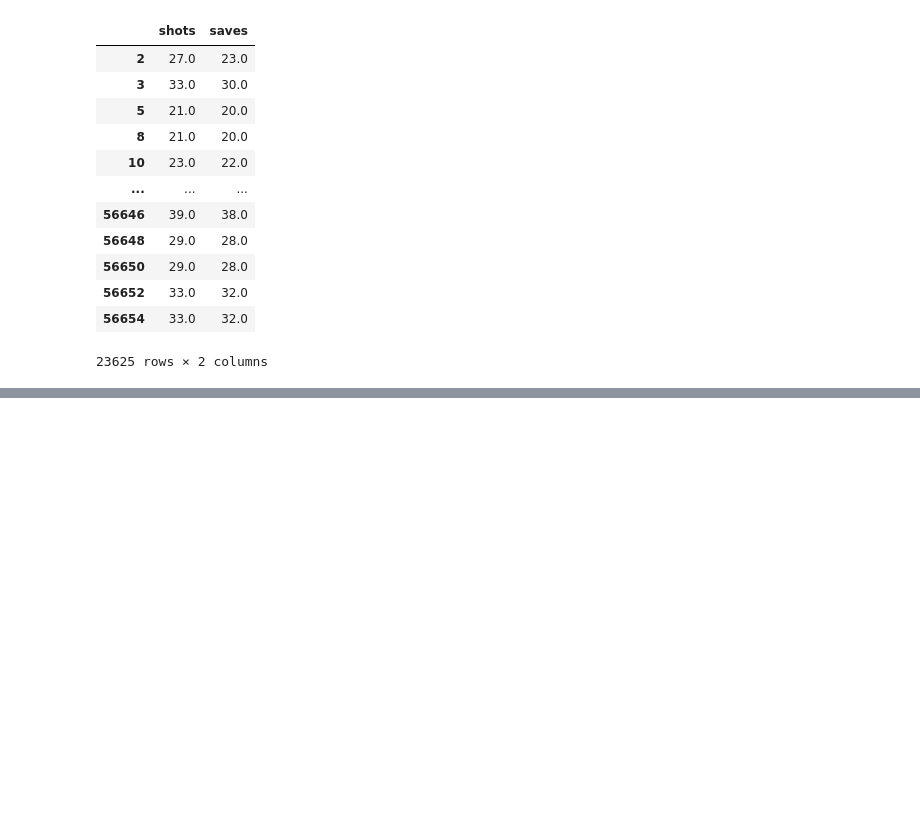
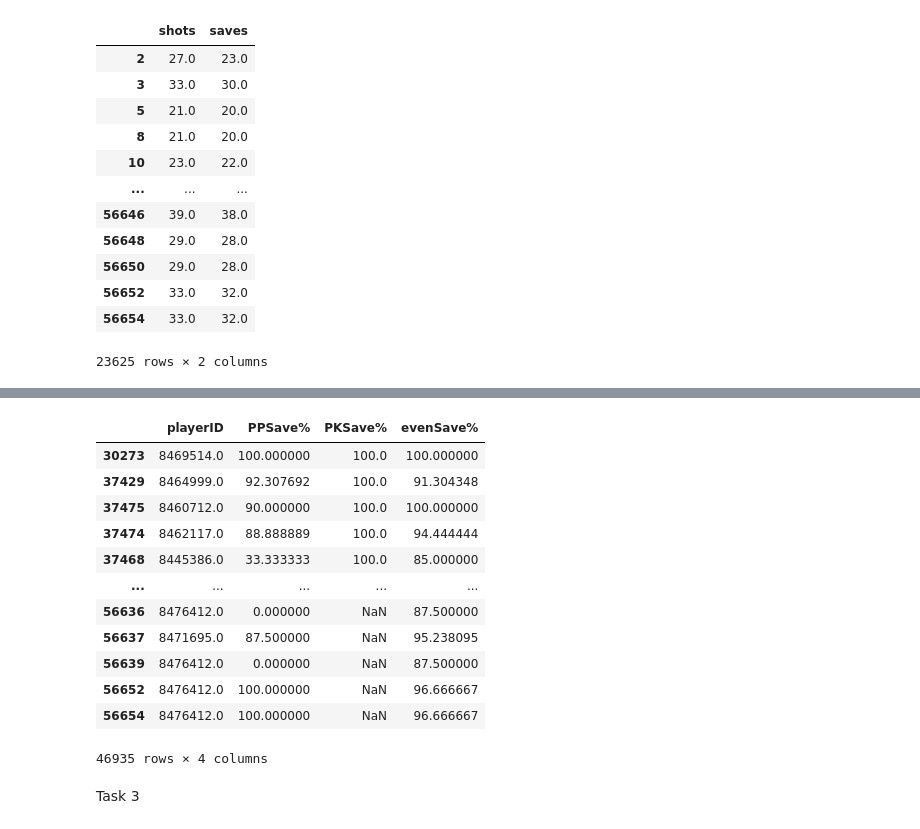
Before and after one commit to data301-2021-winter1/project-group56-project, a Jupyter notebook: notebooks/Rhys' Notebook.ipynb, the cells around one changed output, grey strips where cells are left out. Saved outputs shown, nothing was run; the diff lists cells and outputs as text; code cells hidden in the pictures; blank space fills up the shorter version.

```diff
--- a/notebooks/Rhys' Notebook.ipynb
+++ b/notebooks/Rhys' Notebook.ipynb
@@ -135,0 +151,33 @@ APINHLStatistics.loc[APINHLStatistics['decision'] == 'W', ['shots', 'saves']]
+# %%
+APINHLStatistics = pd.read_csv("https://raw.githubusercontent.com/data301-2021-winter1/project-group56-project/main/data/raw/APINHLStatistics.csv?token=AVRK7B23RG6RJKXAKVX6R43BQ4742", low_memory=False)
+APINHLStatistics = APINHLStatistics.dropna()
+
+APINHLStatistics["PKSave%"] = (
+    APINHLStatistics["shortHandedSaves"] / APINHLStatistics["shortHandedShotsAgainst"]
+                              )*100
+# %%
+APINHLStatistics = APINHLStatistics.rename(columns = {'powerPlaySavePercentage': 'PPSave%',
+                                                      'evenStrengthSavePercentage': 'evenSave%',
+                                                      'player_id': 'playerID',
+                                                      'game_id': 'gameID'
+                                                     }
+                                          )
+# %%
+APINHLStatistics = APINHLStatistics[['playerID', 'PPSave%', 'PKSave%', 'evenSave%']]
+APINHLStatistics.sort_values(by=["PKSave%"], ascending = False)
+# %% [output]
+|  | playerID | PPSave% | PKSave% | evenSave% |
+| 30273 | 8469514.0 | 100.000000 | 100.0 | 100.000000 |
+| 37429 | 8464999.0 | 92.307692 | 100.0 | 91.304348 |
+| 37475 | 8460712.0 | 90.000000 | 100.0 | 100.000000 |
+| 37474 | 8462117.0 | 88.888889 | 100.0 | 94.444444 |
+| 37468 | 8445386.0 | 33.333333 | 100.0 | 85.000000 |
+| ... | ... | ... | ... | ... |
+| 56636 | 8476412.0 | 0.000000 | NaN | 87.500000 |
+| 56637 | 8471695.0 | 87.500000 | NaN | 95.238095 |
+| 56639 | 8476412.0 | 0.000000 | NaN | 87.500000 |
+| 56652 | 8476412.0 | 100.000000 | NaN | 96.666667 |
+| 56654 | 8476412.0 | 100.000000 | NaN | 96.666667 |
+46935 rows × 4 columns
+# %% [markdown]
+Task 3
```
Also changed, not shown: parts of 5 cells of this notebook.
